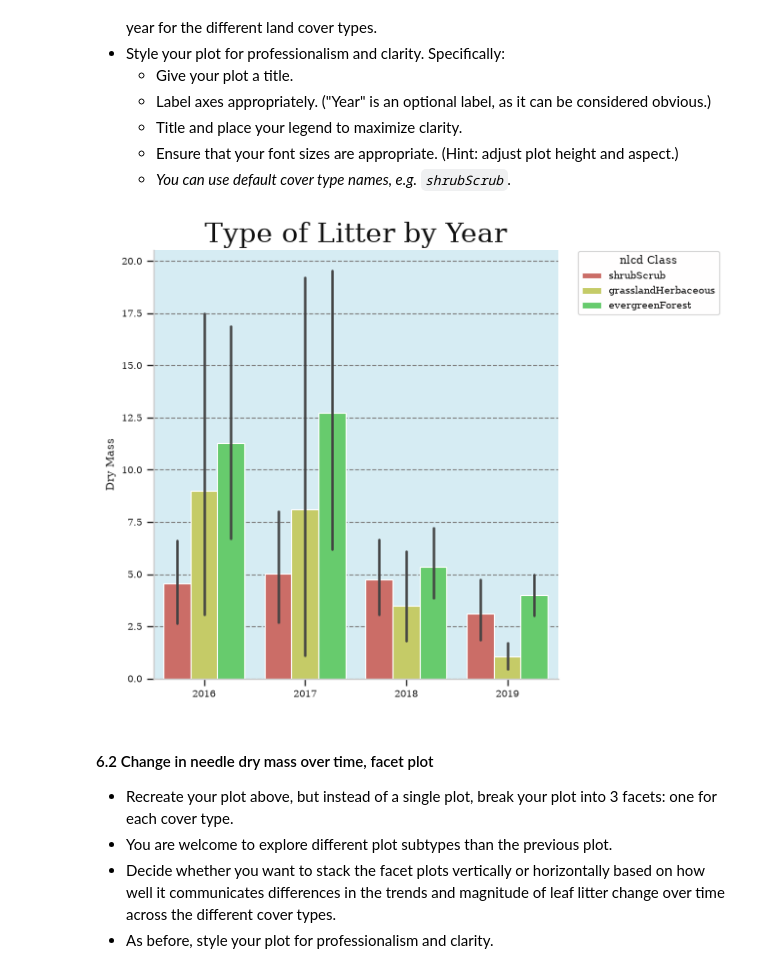
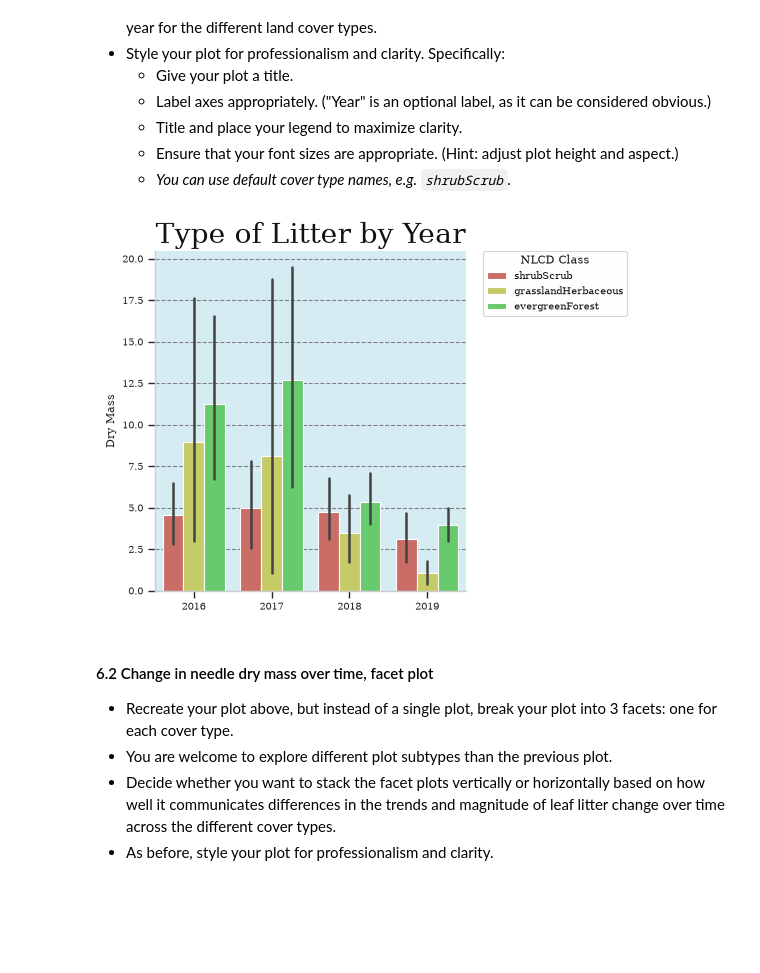
Before and after one commit to Sophiacyt/ENV700, a Jupyter notebook: Assignments/st570_A5-DataVisualization.ipynb, the cells around one changed output. Saved outputs shown, nothing was run; the diff lists cells and outputs as text; code cells hidden in the pictures; blank space fills up the shorter version.

```diff
--- a/Assignments/st570_A5-DataVisualization.ipynb
+++ b/Assignments/st570_A5-DataVisualization.ipynb
@@ -235,23 +228,24 @@ We are curious how the amount of needles is changing from year to year, specific
 # %%
 # 6. Plot the dry mass of needles over time, separated by NLCD cover type
 litter.head()
 needle_litter = litter.loc[
     litter['functionalGroup']=='Needles'
 ]
 needle_litter['year'] = needle_litter['year'].astype('category')
 
 g4 = sns.catplot(
     data = needle_litter,
     x = 'year',
     y = 'dryMass',
     kind = 'bar',
-    hue = 'nlcdClass'
+    hue = 'nlcdClass',
+    height = 4
 )
 
 g4.set(title = 'Type of Litter by Year', ylabel = 'Dry Mass', xlabel='')
 sns.move_legend(g4, loc = 'upper right', bbox_to_anchor = (1.03,0.985), title='NLCD Class', facecolor = '#FFFEFE', frameon = True)
 # %% [output]
-[figure, old version]
+[figure, new version]
 # %% [markdown]
 #### 6.2 Change in needle dry mass over time, facet plot
 * Recreate your plot above, but instead of a single plot, break your plot into 3 facets: one for each cover type.
```
Also changed, not shown: parts of 2 cells of this notebook.
